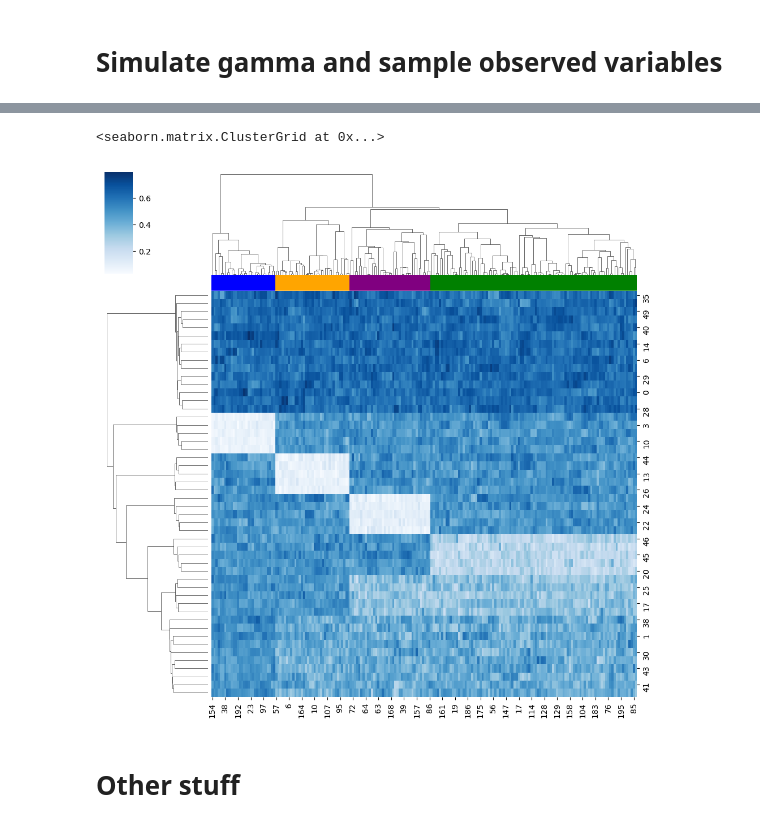
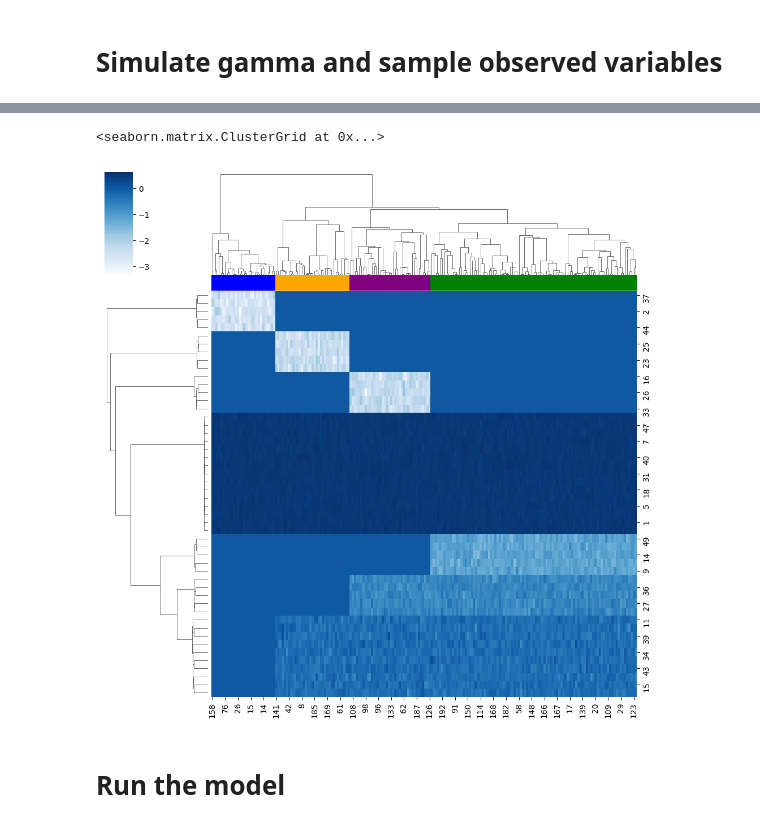
Before and after one commit to elena-buscaroli/snv_caller, a Jupyter notebook: binomial_lik/simulation.ipynb, the cells around one changed output, grey strips where cells are left out. Cells and saved outputs as stored; diff of their text form; code cells hidden in the pictures.

Commit message:
updating the model and simulation

```diff
--- a/binomial_lik/simulation.ipynb
+++ b/binomial_lik/simulation.ipynb
@@ -125,8 +128,7 @@ def sample_beta(k_list, size_rows, N):
     samples[:, idxs] = logit(np.random.beta(alpha(compute_mean_frequency(k_list), kappa), beta(compute_mean_frequency(k_list), kappa), size=(size_rows, len(idxs))))
     return samples
 
-mu = np.zeros((V, N))
-
+mu_true = np.zeros((V, N))
 idxs = [i for i in range(V)]
 clonal_mutations = np.random.choice(idxs, size=int(V * 0.3), replace=False)  # 30% of muts will be clonal
 [idxs.remove(_) for _ in clonal_mutations]
@@ -150,15 +152,28 @@ private_4 = np.random.choice(idxs, size=int(V * 0.1), replace=False)  # 10% of m
 [idxs.remove(_) for _ in private_4]
 
 kappa = 200
-mu[clonal_mutations,:] = np.random.beta(alpha(0.5, kappa), beta(0.5, kappa), size=(len(clonal_mutations), N))
+mu_true[clonal_mutations,:] = np.random.beta(alpha(0.5, kappa), beta(0.5, kappa), size=(len(clonal_mutations), N))
 
-mu[shared_234,:] = sample_beta([2,3,4], len(shared_234), N)
-mu[shared_34,:] = sample_beta([3,4], len(shared_34), N)
+mu_true[shared_234,:] = sample_beta([2,3,4], len(shared_234), N)
+mu_true[shared_34,:] = sample_beta([3,4], len(shared_34), N)
 
-mu[private_1,:] = sample_beta([1], len(private_1), N)
-mu[private_2,:] = sample_beta([2], len(private_2), N)
-mu[private_3,:] = sample_beta([3], len(private_3), N)
-mu[private_4,:] = sample_beta([4], len(private_4), N)
+mu_true[private_1,:] = sample_beta([1], len(private_1), N)
+mu_true[private_2,:] = sample_beta([2], len(private_2), N)
+mu_true[private_3,:] = sample_beta([3], len(private_3), N)
+mu_true[private_4,:] = sample_beta([4], len(private_4), N)
+
+# def sample_beta(k_list, N):
+#     idxs = get_indexes(k_list)
+#     samples = np.zeros((N))
+#     samples[idxs] = logit(np.random.beta(alpha(compute_mean_frequency(k_list), kappa), beta(compute_mean_frequency(k_list), kappa), size=(len(idxs))))
+#     return samples
+
+# mu_true = np.zeros((K, N))
+
+# mu_true[0,:] = sample_beta([1], N)
+# mu_true[1,:] = sample_beta([2], N)
+# mu_true[2,:] = sample_beta([3], N)
+# mu_true[3,:] = sample_beta([4], N)
 # %% [markdown]
 # Simulate gamma and sample observed variables
 # %%
@@ -193,7 +218,5 @@ frequencies
 # %%
-sns.clustermap(theta, col_colors=[color_map[i] for i in clone_ids], col_linkage=linkage_matrix, row_cluster=True, cmap="Blues")
+sns.clustermap(mu_true, col_colors=[color_map[i] for i in clone_ids], col_linkage=linkage_matrix, row_cluster=True, cmap="Blues")
 # %% [output]
 <seaborn.matrix.ClusterGrid at 0x...>
-[figure, old version]
+[figure, new version]
-# %% [markdown]
-# Other stuff
@@ -218,0 +223,2 @@ sns.clustermap(theta, col_colors=[color_map[i] for i in clone_ids], col_linkage=
+# %% [markdown]
+# Run the model
```
Also changed, not shown: parts of 17 cells of this notebook, 3 other files.
